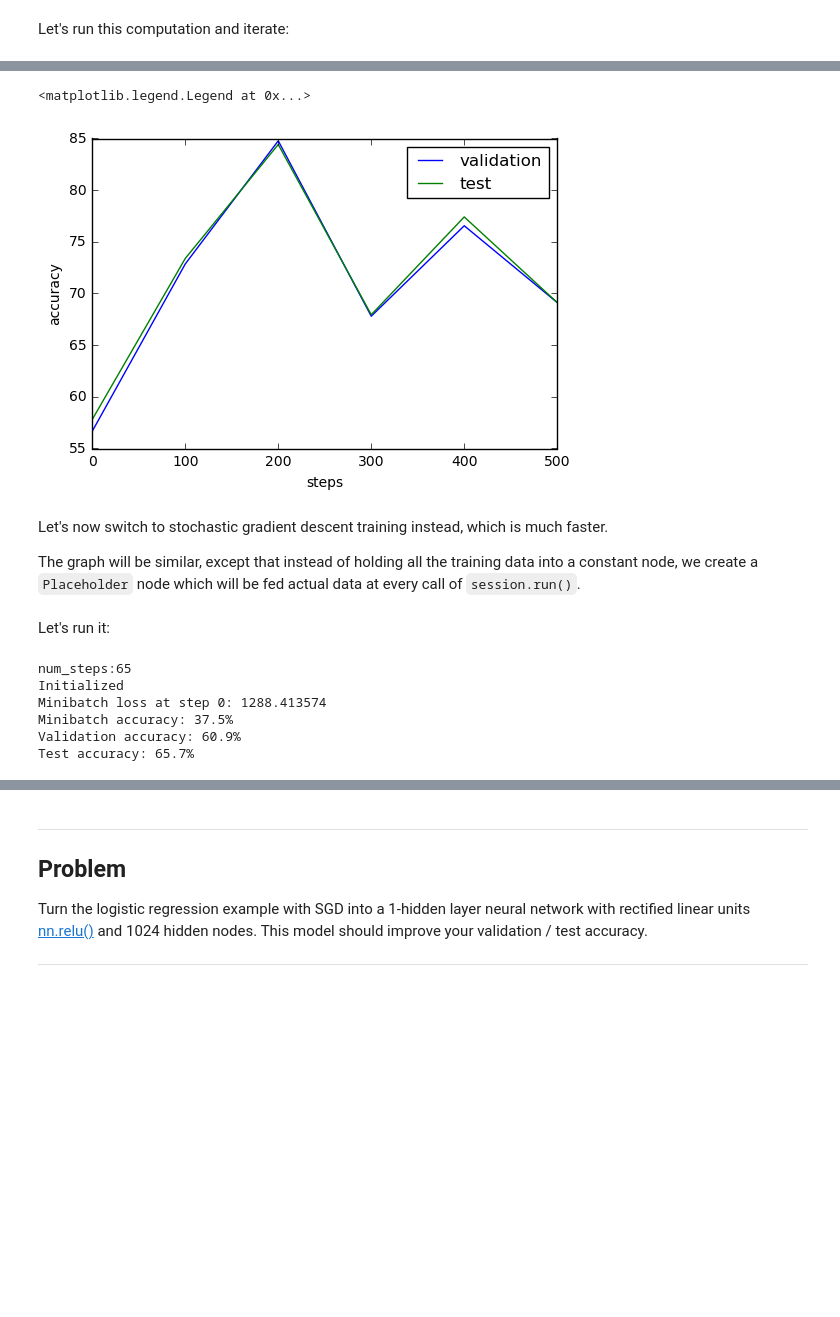
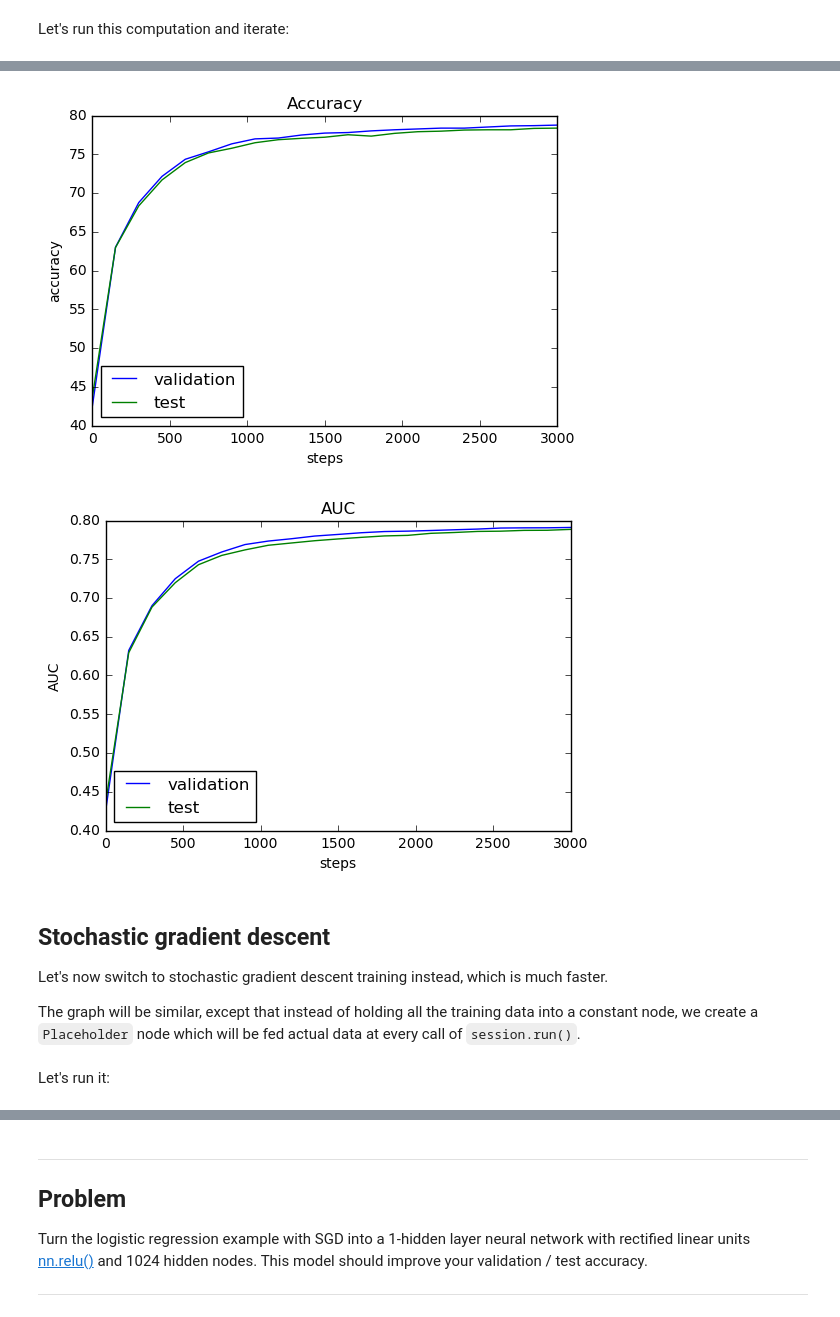
Before and after one commit to mabelvj/the-marinexplore-and-cornell-university-whale-detection-challenge, a Jupyter notebook: main_step2.ipynb, the cells around one changed output, grey strips where cells are left out. Cells and saved outputs as stored; diff of their text form; code cells hidden in the pictures; blank space fills up the shorter version.

```diff
--- a/main_step2.ipynb
+++ b/main_step2.ipynb
@@ -43,10 +43,6 @@ Training set (8432, 32, 32) (8432,)
 Validation set (2811, 32, 32) (2811,)
 Test set (2811, 32, 32) (2811,)
 # %%
-image_height = 129
-image_width = 23
-image_size = 128
-
 image_height = 32
 image_width = 32
 num_labels = 2
@@ -75,7 +75,8 @@ def randomize(dataset, labels):
 # %%
 # With gradient descent training, even this much data is prohibitive.
 # Subset the training data for faster turnaround.
-train_subset = 7000
+train_subset = 8000
+num_steps= 0
 
 
 graph = tf.Graph()
@@ -111,8 +112,8 @@ with graph.as_default():
   # We are going to find the minimum of this loss using gradient descent.
   #optimizer = tf.train.GradientDescentOptimizer(0.01).minimize(loss)
   #decaying learning rate:
-  starting_learning_rate = 0.1
-  learning_rate = tf.train.exponential_decay(starting_learning_rate, num_steps, 2001, 0.9, staircase=True)
+  starting_learning_rate = 0.0001
+  learning_rate = tf.train.exponential_decay(starting_learning_rate, num_steps, 5001, 0.9, staircase=True)
   optimizer = tf.train.GradientDescentOptimizer(learning_rate).minimize(loss)
 
   # Predictions for the training, validation, and test data.
@@ -188,13 +196,25 @@ Test accuracy: 77.4%
 # %%
+%matplotlib inline
 plt.plot(pred_step,valid_accuracy, label= 'validation')
 plt.plot(pred_step,test_accuracy, label= 'test')
 plt.xlabel('steps')
 plt.ylabel('accuracy')
-plt.legend()
+plt.legend(loc= "best")
+plt.title ("Accuracy")
+plt.show()
+
+plt.plot(pred_step,valid_auc, label= 'validation')
+plt.plot(pred_step,test_auc, label= 'test')
+plt.xlabel('steps')
+plt.ylabel('AUC')
+plt.legend(loc= "best")
+plt.title ("AUC")
+plt.show()
 # %% [output]
-<matplotlib.legend.Legend at 0x...>
-[figure, old version]
+[figure, new version]
+[figure, added]
 # %% [markdown]
+## Stochastic gradient descent
 Let's now switch to stochastic gradient descent training instead, which is much faster.
 
 The graph will be similar, except that instead of holding all the training data into a constant node, we create a `Placeholder` node which will be fed actual data at every call of `session.run()`.
@@ -238,48 +224,2 @@ with graph.as_default():
 # %% [markdown]
 Let's run it:
-# %%
-num_steps = train_dataset.shape[0] // batch_size
-
-#num_steps = 001
-print ("num_steps:%d" %num_steps)
-
-valid_accuracy = []
-test_accuracy = []
-pred_step = []
-
-with tf.Session(graph=graph) as session:
-  tf.initialize_all_variables().run()
-  print("Initialized")
-  for step in range(num_steps):
-    # Pick an offset within the training data, which has been randomized.
-    # Note: we could use better randomization across epochs.
-    offset = (step * batch_size) % (train_labels.shape[0] - batch_size)
-    # Generate a minibatch.
-    #batch_data = train_dataset[offset:(offset + batch_size), :]
-    #batch_labels = train_labels[offset:(offset + batch_size), :]
-    batch_data, batch_labels = randomize(
-        train_dataset[offset:(offset + batch_size), :],  train_labels[offset:(offset + batch_size), :])
-    # Prepare a dictionary telling the session where to feed the minibatch.
-    # The key of the dictionary is the placeholder node of the graph to be fed,
-    # and the value is the numpy array to feed to it.
-    feed_dict = {tf_train_dataset : batch_data, tf_train_labels : batch_labels}
-    _, l, predictions = session.run(
-      [optimizer, loss, train_prediction], feed_dict=feed_dict)
-    if (step % 500 == 0):
-      print("Minibatch loss at step %d: %f" % (step, l))
-      print("Minibatch accuracy: %.1f%%" % accuracy(predictions, batch_labels))
-      print("Validation accuracy: %.1f%%" % accuracy(
-        valid_prediction.eval(), valid_labels))
-      valid_accuracy.append(accuracy(
-        valid_prediction.eval(), valid_labels))
-      test_accuracy.append(accuracy(
-        test_prediction.eval(), test_labels))
-      pred_step.append(step)
-  print("Test accuracy: %.1f%%" % accuracy(test_prediction.eval(), test_labels))
-# %% [output]
-num_steps:65
-Initialized
-Minibatch loss at step 0: 1288.413574
-Minibatch accuracy: 37.5%
-Validation accuracy: 60.9%
-Test accuracy: 65.7%
```
Also changed, not shown: parts of 7 cells of this notebook, 5 other files.
